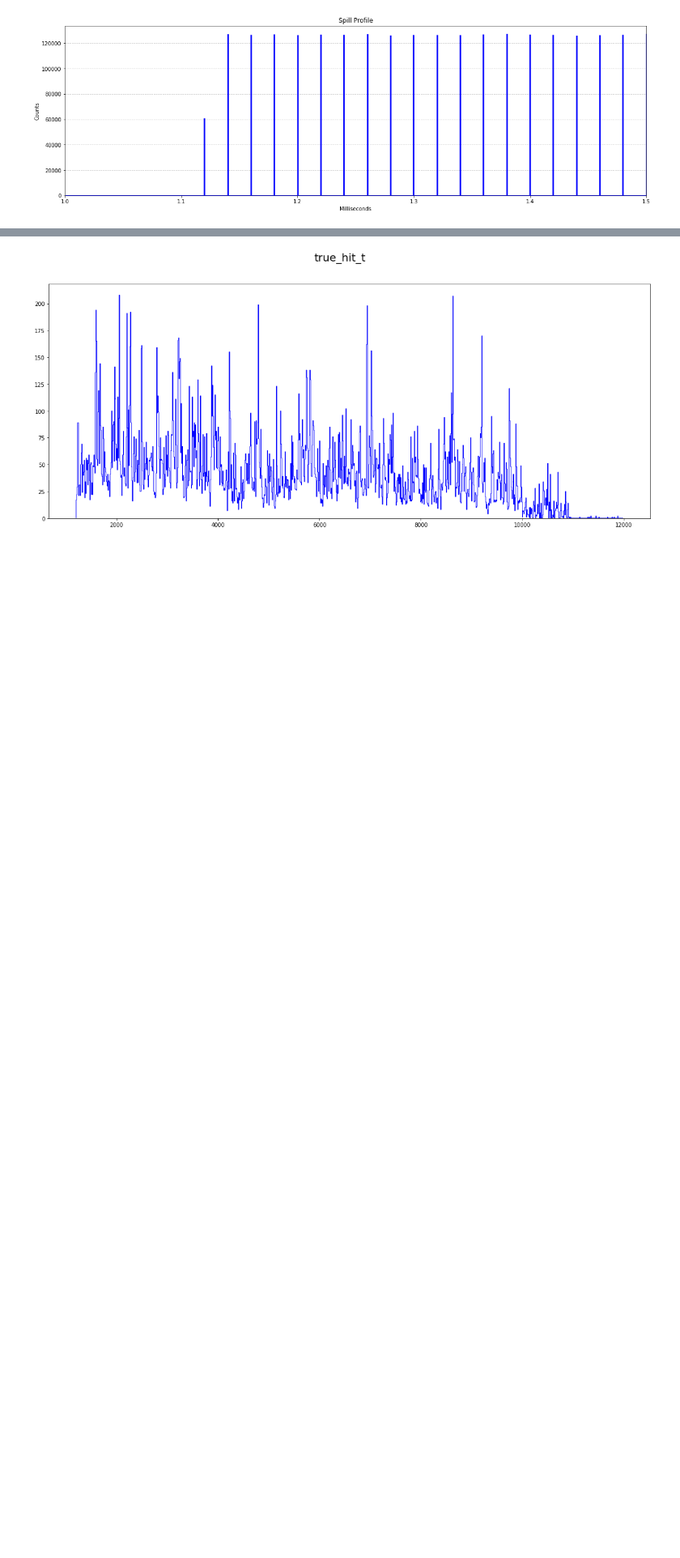
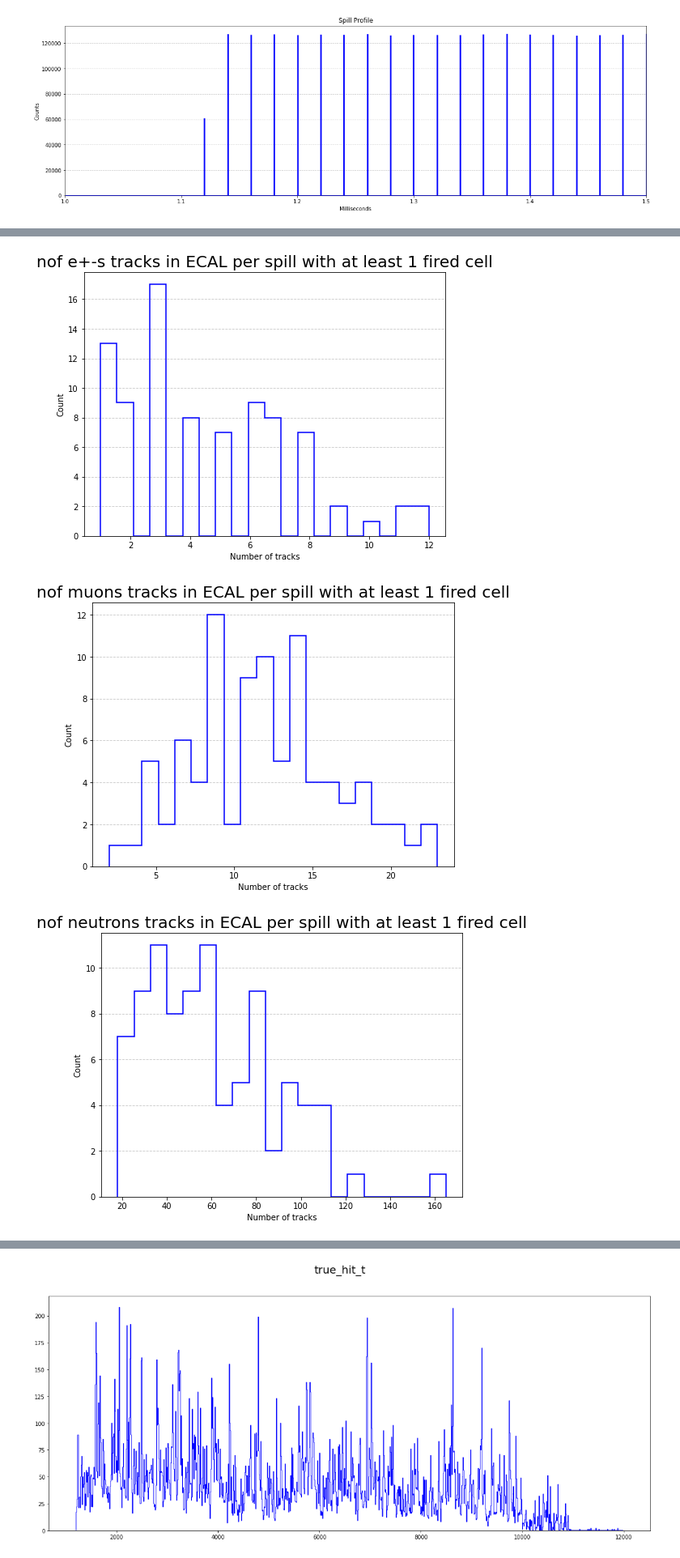
Before and after one commit to GianfrancoIngratta/SAND-PHYSICS, a Jupyter notebook: production_spill_reverse_volSAND/SAND_opt3_DRIFT1_reverse_volSAND/AnalyseSpillTrajectories.ipynb, the cells around one changed output, grey strips where cells are left out. Shown at 81% size. Drawn from its saved outputs; the diff is of its cells as text; code cells hidden in the pictures; blank space fills up the shorter version.

```diff
--- a/production_spill_reverse_volSAND/SAND_opt3_DRIFT1_reverse_volSAND/AnalyseSpillTrajectories.ipynb
+++ b/production_spill_reverse_volSAND/SAND_opt3_DRIFT1_reverse_volSAND/AnalyseSpillTrajectories.ipynb
@@ -177,0 +145,2 @@ ecal_trajectories.dataframe
+# %%
+nof_tracks_in_ECAL_per_spill = ecal_trajectories.dataframe.groupby(['spill',"particle_name"]).size().reset_index(name='nof_tracks_in_ECAL')
@@ -177,0 +160,20 @@ ecal_trajectories.dataframe
+# %%
+unique_categories = nof_tracks_in_ECAL_per_spill['particle_name'].unique()
+
+# Cicla su ciascuna categoria e plotta un istogramma
+for category in unique_categories:
+    # Filtra i dati per la categoria corrente
+    category_data = nof_tracks_in_ECAL_per_spill[nof_tracks_in_ECAL_per_spill['particle_name'] == category]['nof_tracks_in_ECAL']
+
+    # Crea un nuovo grafico per ogni categoria
+    plt.figure(figsize=(8, 6))
+    plt.hist(category_data, bins=20, histtype='step', color='blue', linewidth=1.5)
+    plt.title(f"nof {category}s tracks in ECAL per spill with at least 1 fired cell", fontsize=20)
+    plt.xlabel("Number of tracks")
+    plt.ylabel("Count")
+    plt.grid(axis='y', linestyle='--', alpha=0.7)
+    plt.show()
+# %% [output]
+[figure, added]
+[figure, added]
+[figure, added]
```
Also changed, not shown: parts of 9 cells of this notebook, 7 other files.
